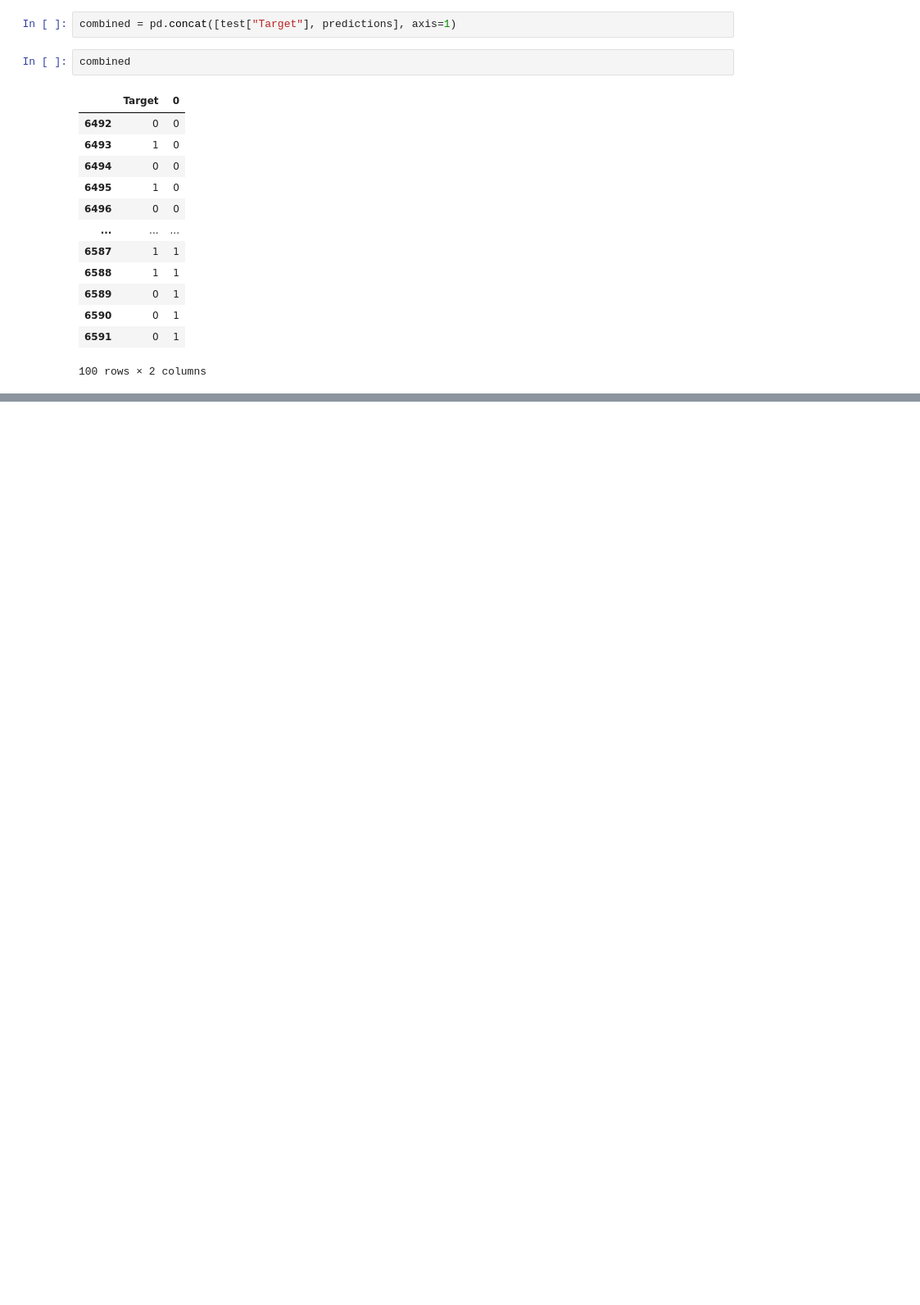
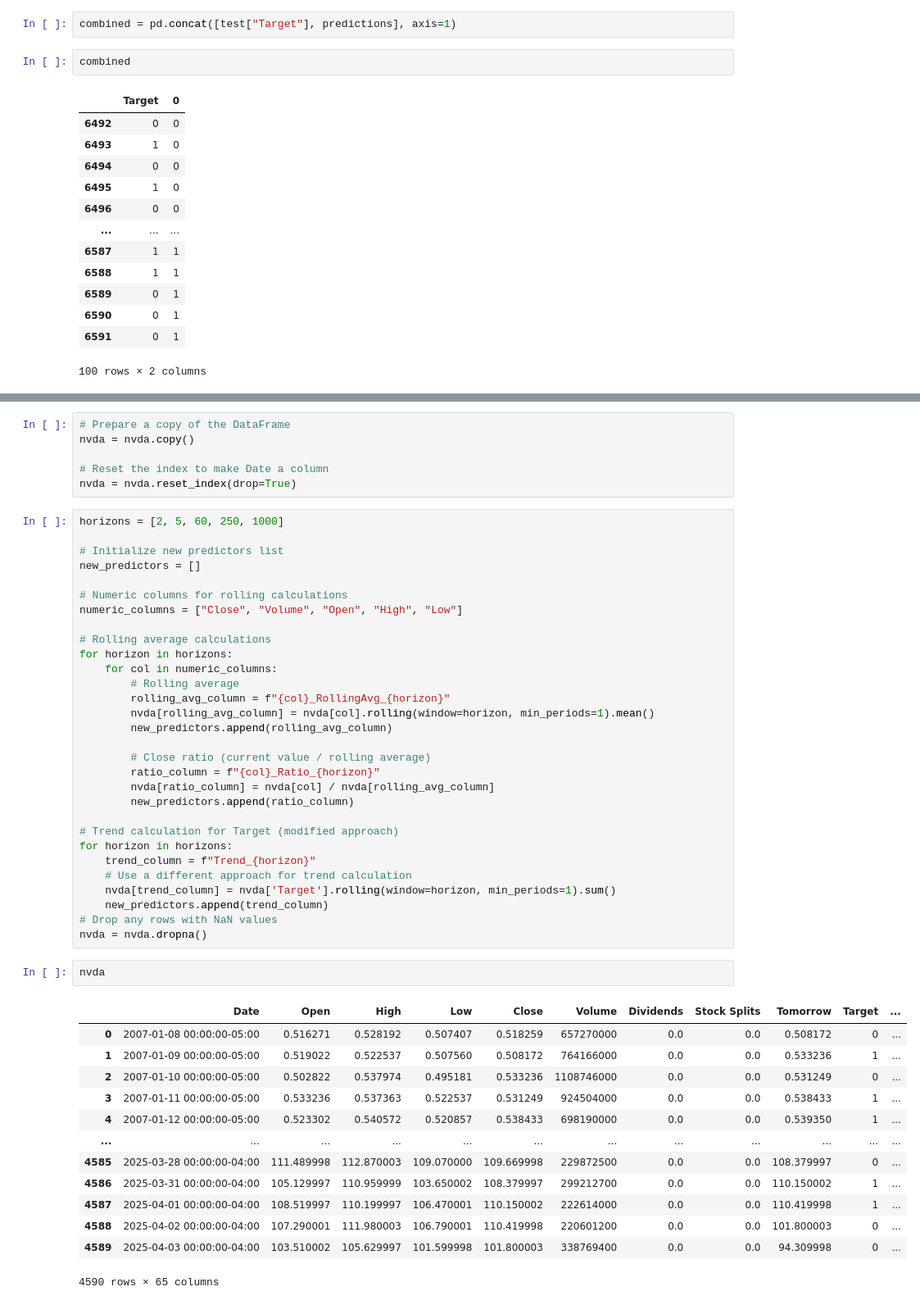
Before and after one commit to Peekaboo64534/Nvidia_Stock, a Jupyter notebook: NvidiaRF.ipynb, the cells around one changed output, grey strips where cells are left out. Shown at 82% size. Drawn from its saved outputs; the diff is of its cells as text; blank space fills up the shorter version.

```diff
--- a/NvidiaRF.ipynb
+++ b/NvidiaRF.ipynb
@@ -156,0 +194,52 @@ combined.plot()
+# %%
+# Prepare a copy of the DataFrame
+nvda = nvda.copy()
+
+# Reset the index to make Date a column
+nvda = nvda.reset_index(drop=True)
+# %%
+horizons = [2, 5, 60, 250, 1000]
+
+# Initialize new predictors list
+new_predictors = []
+
+# Numeric columns for rolling calculations
+numeric_columns = ["Close", "Volume", "Open", "High", "Low"]
+
+# Rolling average calculations
+for horizon in horizons:
+    for col in numeric_columns:
+        # Rolling average
+        rolling_avg_column = f"{col}_RollingAvg_{horizon}"
+        nvda[rolling_avg_column] = nvda[col].rolling(window=horizon, min_periods=1).mean()
+        new_predictors.append(rolling_avg_column)
+
+        # Close ratio (current value / rolling average)
+        ratio_column = f"{col}_Ratio_{horizon}"
+        nvda[ratio_column] = nvda[col] / nvda[rolling_avg_column]
+        new_predictors.append(ratio_column)
+
+# Trend calculation for Target (modified approach)
+for horizon in horizons:
+    trend_column = f"Trend_{horizon}"
+    # Use a different approach for trend calculation
+    nvda[trend_column] = nvda['Target'].rolling(window=horizon, min_periods=1).sum()
+    new_predictors.append(trend_column)
+# Drop any rows with NaN values
+nvda = nvda.dropna()
+# %%
+nvda
+# %% [output]
+|  | Date | Open | High | Low | Close | Volume | Dividends | Stock Splits | Tomorrow | Target | ... |
+| 0 | 2007-01-08 00:00:00-05:00 | 0.516271 | 0.528192 | 0.507407 | 0.518259 | 657270000 | 0.0 | 0.0 | 0.508172 | 0 | ... |
+| 1 | 2007-01-09 00:00:00-05:00 | 0.519022 | 0.522537 | 0.507560 | 0.508172 | 764166000 | 0.0 | 0.0 | 0.533236 | 1 | ... |
+| 2 | 2007-01-10 00:00:00-05:00 | 0.502822 | 0.537974 | 0.495181 | 0.533236 | 1108746000 | 0.0 | 0.0 | 0.531249 | 0 | ... |
+| 3 | 2007-01-11 00:00:00-05:00 | 0.533236 | 0.537363 | 0.522537 | 0.531249 | 924504000 | 0.0 | 0.0 | 0.538433 | 1 | ... |
+| 4 | 2007-01-12 00:00:00-05:00 | 0.523302 | 0.540572 | 0.520857 | 0.538433 | 698190000 | 0.0 | 0.0 | 0.539350 | 1 | ... |
+| ... | ... | ... | ... | ... | ... | ... | ... | ... | ... | ... | ... |
+| 4585 | 2025-03-28 00:00:00-04:00 | 111.489998 | 112.870003 | 109.070000 | 109.669998 | 229872500 | 0.0 | 0.0 | 108.379997 | 0 | ... |
+| 4586 | 2025-03-31 00:00:00-04:00 | 105.129997 | 110.959999 | 103.650002 | 108.379997 | 299212700 | 0.0 | 0.0 | 110.150002 | 1 | ... |
+| 4587 | 2025-04-01 00:00:00-04:00 | 108.519997 | 110.199997 | 106.470001 | 110.150002 | 222614000 | 0.0 | 0.0 | 110.419998 | 1 | ... |
+| 4588 | 2025-04-02 00:00:00-04:00 | 107.290001 | 111.980003 | 106.790001 | 110.419998 | 220601200 | 0.0 | 0.0 | 101.800003 | 0 | ... |
+| 4589 | 2025-04-03 00:00:00-04:00 | 103.510002 | 105.629997 | 101.599998 | 101.800003 | 338769400 | 0.0 | 0.0 | 94.309998 | 0 | ... |
+4590 rows × 65 columns
```
Also changed, not shown: parts of 14 cells of this notebook.
